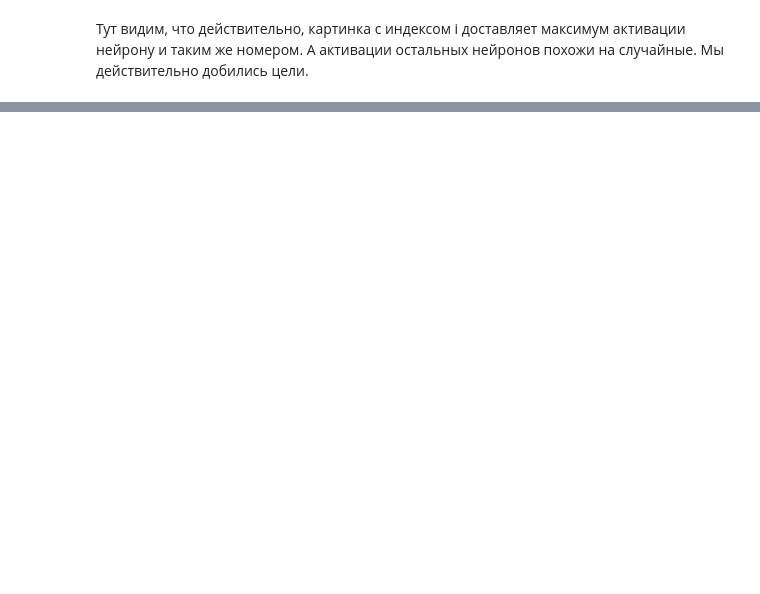
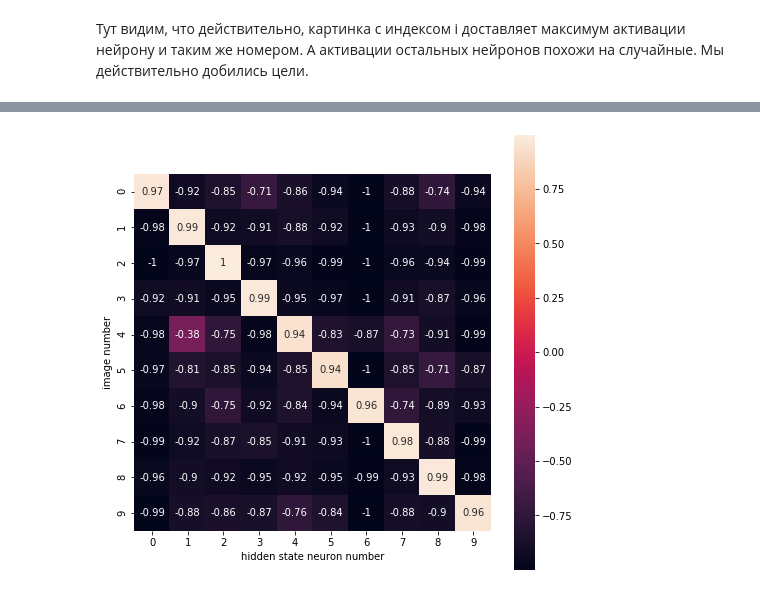
Before and after one commit to atercygnus/Otus-DeepLearningEngeneer, a Jupyter notebook: lesson9/ae_homework.ipynb, the cells around one changed output, grey strips where cells are left out. Drawn from its saved outputs; the diff is of its cells as text; code cells hidden in the pictures; blank space fills up the shorter version.

```diff
--- a/lesson9/ae_homework.ipynb
+++ b/lesson9/ae_homework.ipynb
@@ -430,0 +443,15 @@ plt.show()
+# %%
+f = plt.figure(figsize=(8,8))
+
+arr_activations = []
+
+for i in range(10):
+    response = models[1].E(torch.Tensor(imgs[i]).view([-1, 28*28]).cuda()).cpu().detach().numpy()
+    arr_activations.append(response)
+
+sns.heatmap(np.vstack(arr_activations), square=True, annot=True)
+plt.xlabel('hidden state neuron number')
+plt.ylabel('image number')
+plt.show()
+# %% [output]
+[figure, added]
```
Also changed, not shown: parts of 16 cells of this notebook.
